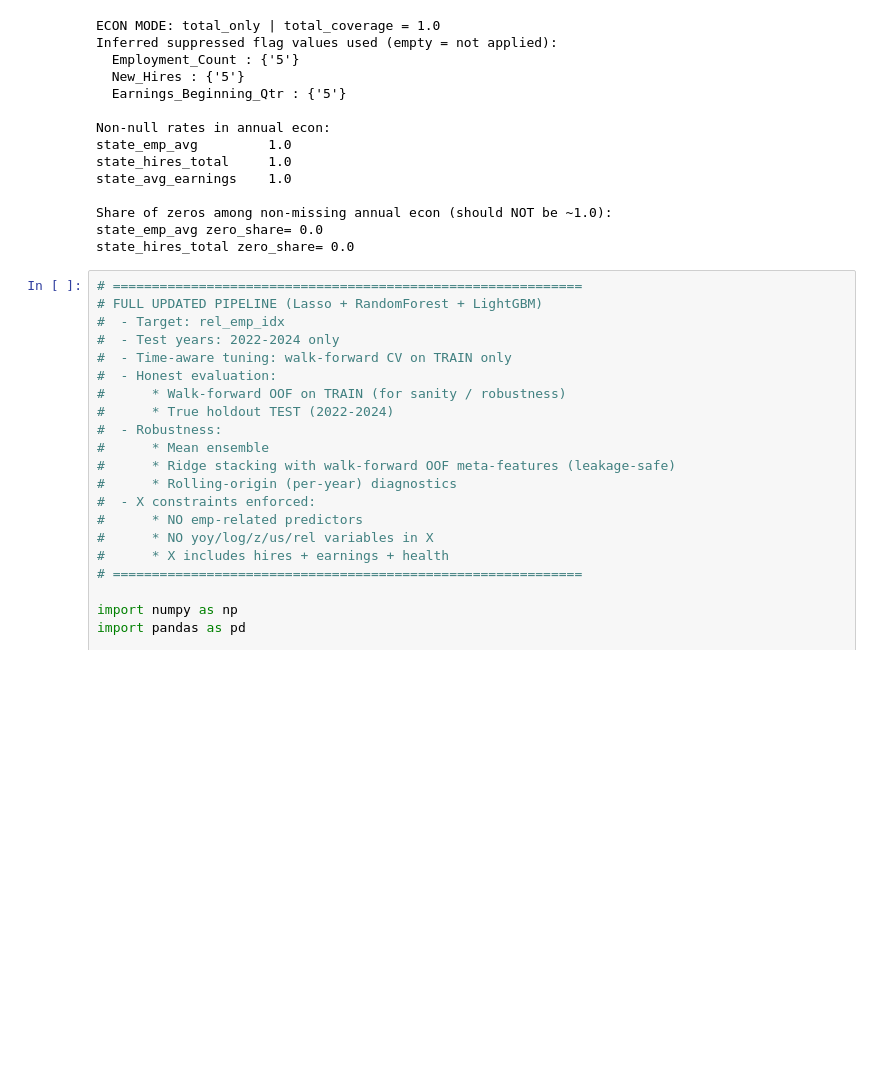
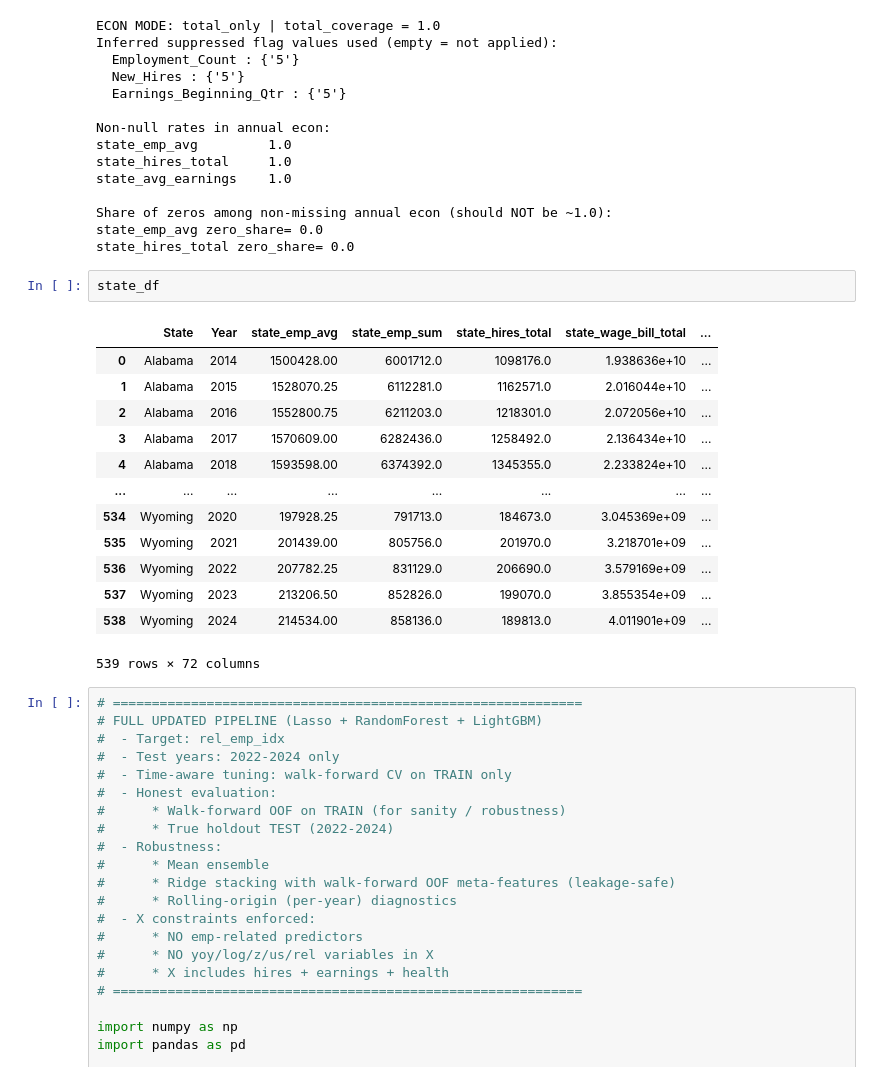
Before and after one commit to lixinglin-AI/Health-ECON, a Jupyter notebook: CH_ECON_EDA.ipynb, the cells around one changed output. Drawn from its saved outputs; the diff is of its cells as text; blank space fills up the shorter version.

```diff
--- a/CH_ECON_EDA.ipynb
+++ b/CH_ECON_EDA.ipynb
@@ -828,6 +828,22 @@ state_avg_earnings    1.0
 Share of zeros among non-missing annual econ (should NOT be ~1.0):
 state_emp_avg zero_share= 0.0
 state_hires_total zero_share= 0.0
+# %%
+state_df
+# %% [output]
+|  | State | Year | state_emp_avg | state_emp_sum | state_hires_total | state_wage_bill_total | ... |
+| 0 | Alabama | 2014 | 1500428.00 | 6001712.0 | 1098176.0 | 1.938636e+10 | ... |
+| 1 | Alabama | 2015 | 1528070.25 | 6112281.0 | 1162571.0 | 2.016044e+10 | ... |
+| 2 | Alabama | 2016 | 1552800.75 | 6211203.0 | 1218301.0 | 2.072056e+10 | ... |
+| 3 | Alabama | 2017 | 1570609.00 | 6282436.0 | 1258492.0 | 2.136434e+10 | ... |
+| 4 | Alabama | 2018 | 1593598.00 | 6374392.0 | 1345355.0 | 2.233824e+10 | ... |
+| ... | ... | ... | ... | ... | ... | ... | ... |
+| 534 | Wyoming | 2020 | 197928.25 | 791713.0 | 184673.0 | 3.045369e+09 | ... |
+| 535 | Wyoming | 2021 | 201439.00 | 805756.0 | 201970.0 | 3.218701e+09 | ... |
+| 536 | Wyoming | 2022 | 207782.25 | 831129.0 | 206690.0 | 3.579169e+09 | ... |
+| 537 | Wyoming | 2023 | 213206.50 | 852826.0 | 199070.0 | 3.855354e+09 | ... |
+| 538 | Wyoming | 2024 | 214534.00 | 858136.0 | 189813.0 | 4.011901e+09 | ... |
+539 rows × 72 columns
 # %%
 # ============================================================
 # FULL UPDATED PIPELINE (Lasso + RandomForest + LightGBM)
```
Also changed, not shown: parts of 2 cells of this notebook.
